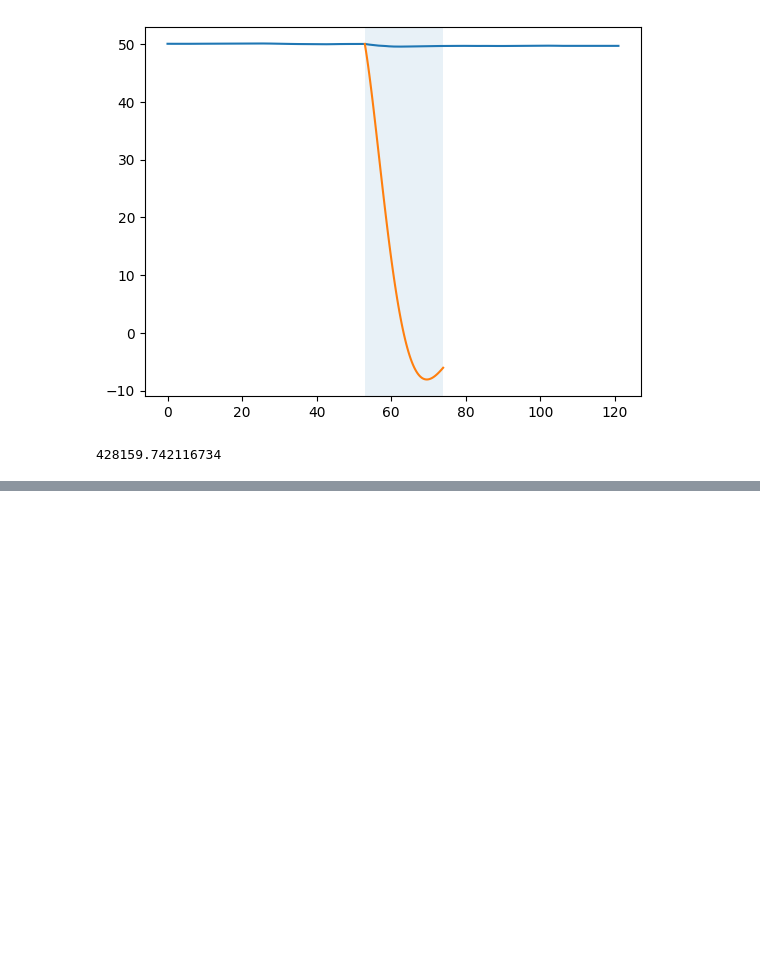
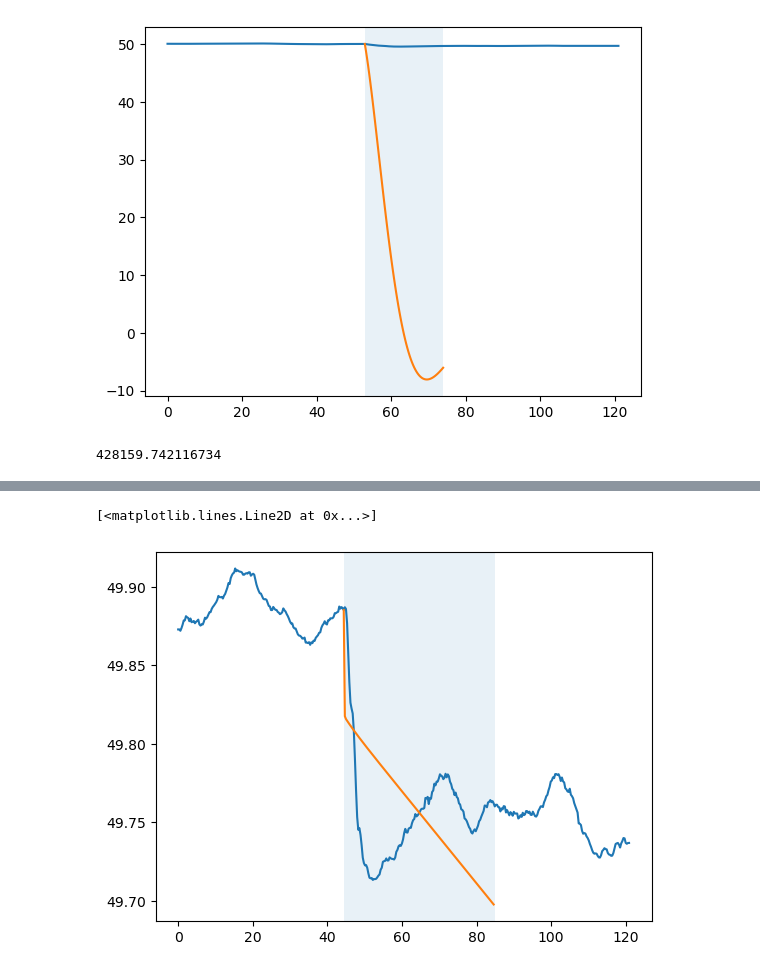
Before and after one commit to JoFeG/Differential-Evolution-Frequency-Model-Fitting, a Jupyter notebook: Example.ipynb, the cells around one changed output, grey strips where cells are left out. Cells and saved outputs as stored; diff of their text form; code cells hidden in the pictures; blank space fills up the shorter version.

Commit message:
first differential_evolution example

```diff
--- a/Example.ipynb
+++ b/Example.ipynb
@@ -87,8 +87,23 @@ objective_function(params, args)
 # %% [output]
 428159.742116734
 # %%
+## EJemplo uso scipy.optimize.differential_evolution
 from src.sampler import sampler
+from scipy.optimize import differential_evolution
+from src.objective_function import objective_function
 
 input_path = "./data/raw/2021 set n1/2021_05_02-16_44_00.csv"
+
+model = 1
 Ts = 0.3
 df = sampler(input_path, Ts)
+P0 = df["power"][0] / 1000
+
+END_TIME = 85 ## FIX THIS!!
+
+event_freq = df["freq"][df["event"]==1][df["time"]<END_TIME].to_numpy()
+
+
+bounds = [(0.00001, 50) for i in range(6)]
+arguments = (model, Ts, P0, event_freq)
+result = differential_evolution(objective_function, bounds, args=(arguments,))
@@ -109,0 +110,22 @@ df = sampler(input_path, Ts)
+# %%
+from src.objective_function import modelo_1
+
+real_time = df["time"].to_numpy()
+real_freq = df["freq"].to_numpy()
+
+
+event_time = df["time"][df["event"]==1][df["time"]<END_TIME].to_numpy()
+
+plt.plot(real_time,real_freq)
+plt.axvspan(event_time.min(),event_time.max(), alpha=.1)
+
+sim_time = np.arange(event_time[0],event_time[-1],Ts)
+sim_power = P0 * np.repeat(1,sim_time.shape)
+
+sys_k = modelo_1(result.x, Ts)
+sim = signal.dlsim(sys_k, sim_power, x0 = event_freq[0])
+
+plt.plot(sim_time,sim[1])
+# %% [output]
+[<matplotlib.lines.Line2D at 0x...>]
+[figure, added]
```
Also changed, not shown: parts of 5 cells of this notebook, 1 other file.
